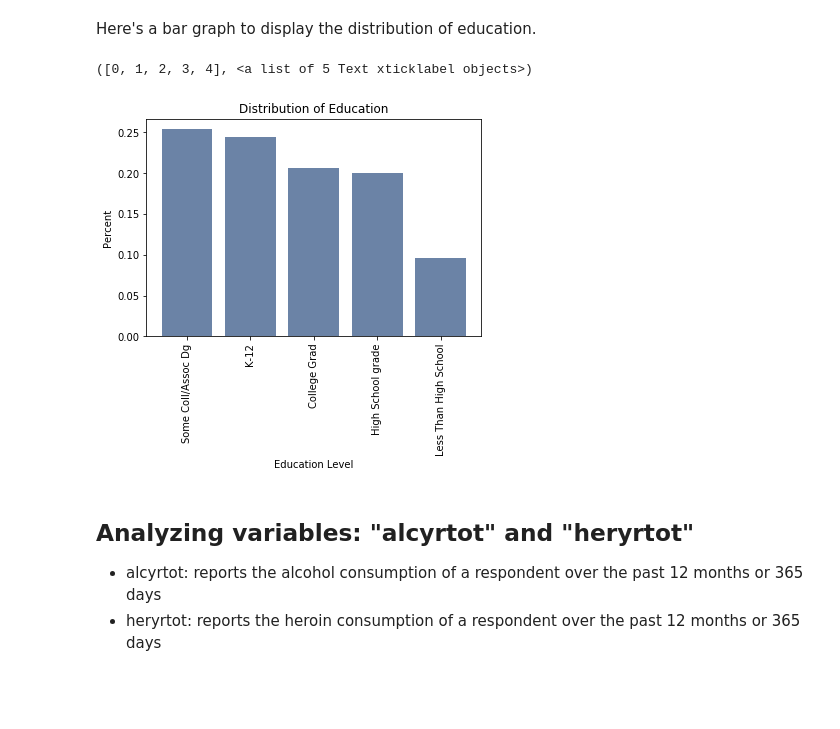
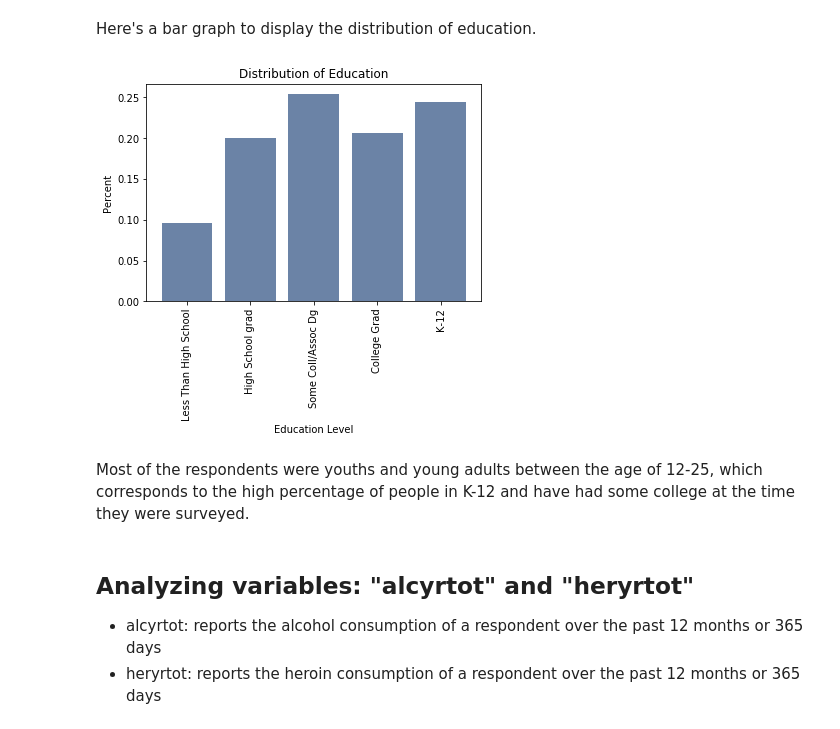
Before and after one commit to zhouandrewc/ThinkStats2, a Jupyter notebook: project1/project1.ipynb, the cells around one changed output. Saved outputs shown, nothing was run; the diff lists cells and outputs as text; code cells hidden in the pictures; blank space fills up the shorter version.

```diff
--- a/project1/project1.ipynb
+++ b/project1/project1.ipynb
@@ -19,6 +21,6 @@ from scipy.stats import linregress
 # %%
-datapath32 = "/Users/daphka/Google Drive/ThinkStats2/project1/NSDUH DATA/NSDUH-2017-DS0001-bndl-data-stata/NSDUH_2017.DTA"
-df2017 = pd.read_stata(datapath32, convert_categoricals=False)
+datapath = "/Users/daphka/Google Drive/ThinkStats2/project1/NSDUH DATA/NSDUH-2017-DS0001-bndl-data-stata/NSDUH_2017.DTA"
+df2017 = pd.read_stata(datapath, convert_categoricals=False)
 # %%
 data = df2017
 len(data)
@@ -104,12 +110,14 @@ In summary, we get the following:
 # %% [markdown]
 Here's a bar graph to display the distribution of education.
 # %%
-thinkplot.Bar(["Some Coll/Assoc Dg","K-12", "College Grad", "High School grade", "Less Than High School"], education.value_counts()/len(education))
+thinkplot.Bar(["Less Than High School", "High School grad", "Some Coll/Assoc Dg", "College Grad", "K-12"], education.value_counts().sort_index()/len(education))
 thinkplot.Config(xlabel = "Education Level", ylabel = "Percent", title = "Distribution of Education")
 plt.xticks(rotation="vertical")
+plt.show()
 # %% [output]
-([0, 1, 2, 3, 4], <a list of 5 Text xticklabel objects>)
-[figure, old version]
+[figure, new version]
+# %% [markdown]
+Most of the respondents were youths and young adults between the age of 12-25, which corresponds to the high percentage of people in K-12 and have had some college at the time they were surveyed.
 # %% [markdown]
 ## Analyzing variables: "alcyrtot" and "heryrtot"
 * alcyrtot: reports the alcohol consumption of a respondent over the  past 12 months or 365 days
```
Also changed, not shown: parts of 56 cells of this notebook.
